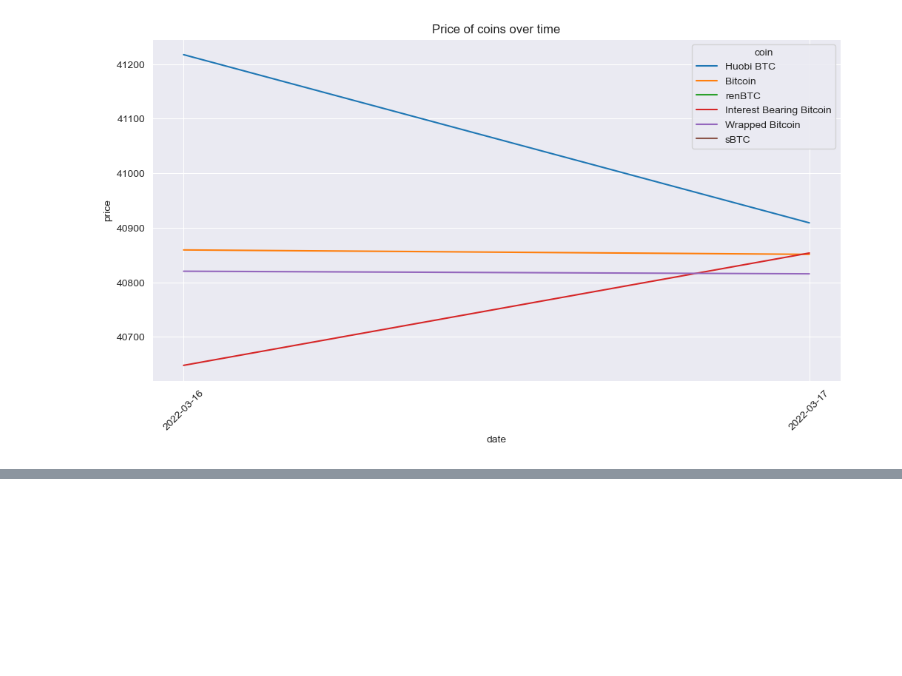
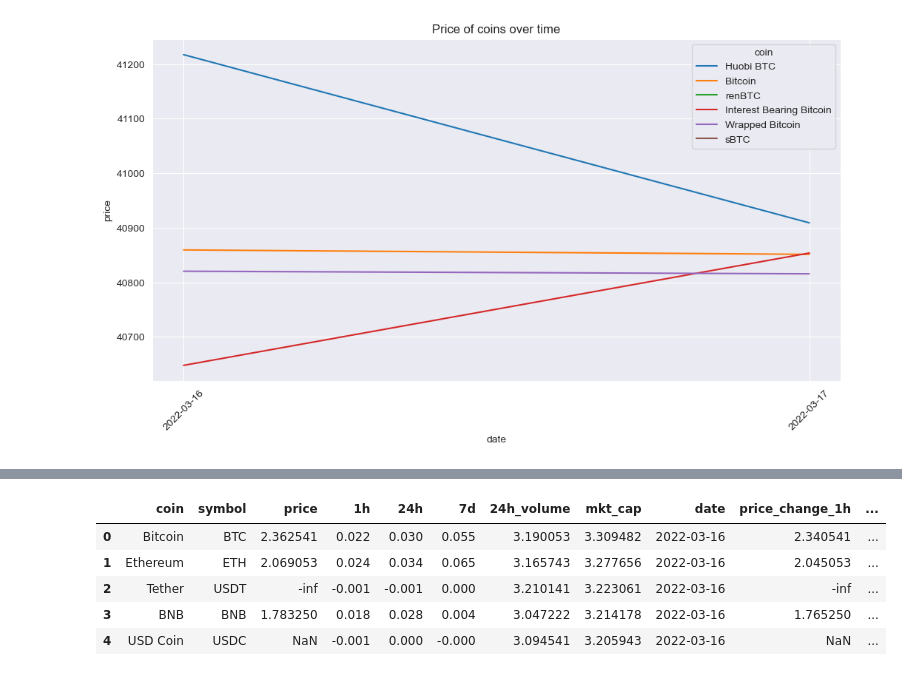
Before and after one commit to ashioyajotham/Quant, a Jupyter notebook: Cryptocurrency Price & Market Data/coin-gecko.ipynb, the cells around one changed output, grey strips where cells are left out. Saved outputs shown, nothing was run; the diff lists cells and outputs as text; code cells hidden in the pictures; blank space fills up the shorter version.

```diff
--- a/Cryptocurrency Price & Market Data/coin-gecko.ipynb
+++ b/Cryptocurrency Price & Market Data/coin-gecko.ipynb
@@ -217,0 +233,14 @@ plt.show();
+# %%
+# Since 1h , 24h and 7d are pct changes, we will use the pct_change() method to calculate the pct change of the price
+coin_gecko['price_pct_change'] = coin_gecko['price'].pct_change()
+coin_gecko['mkt_cap_pct_change'] = coin_gecko['mkt_cap'].pct_change()
+coin_gecko['24h_volume_pct_change'] = coin_gecko['24h_volume'].pct_change()
+
+coin_gecko.head()
+# %% [output]
+|  | coin | symbol | price | 1h | 24h | 7d | 24h_volume | mkt_cap | date | price_change_1h | ... |
+| 0 | Bitcoin | BTC | 2.362541 | 0.022 | 0.030 | 0.055 | 3.190053 | 3.309482 | 2022-03-16 | 2.340541 | ... |
+| 1 | Ethereum | ETH | 2.069053 | 0.024 | 0.034 | 0.065 | 3.165743 | 3.277656 | 2022-03-16 | 2.045053 | ... |
+| 2 | Tether | USDT | -inf | -0.001 | -0.001 | 0.000 | 3.210141 | 3.223061 | 2022-03-16 | -inf | ... |
+| 3 | BNB | BNB | 1.783250 | 0.018 | 0.028 | 0.004 | 3.047222 | 3.214178 | 2022-03-16 | 1.765250 | ... |
+| 4 | USD Coin | USDC | NaN | -0.001 | 0.000 | -0.000 | 3.094541 | 3.205943 | 2022-03-16 | NaN | ... |
```
Also changed, not shown: parts of 3 cells of this notebook, 1 other file.
